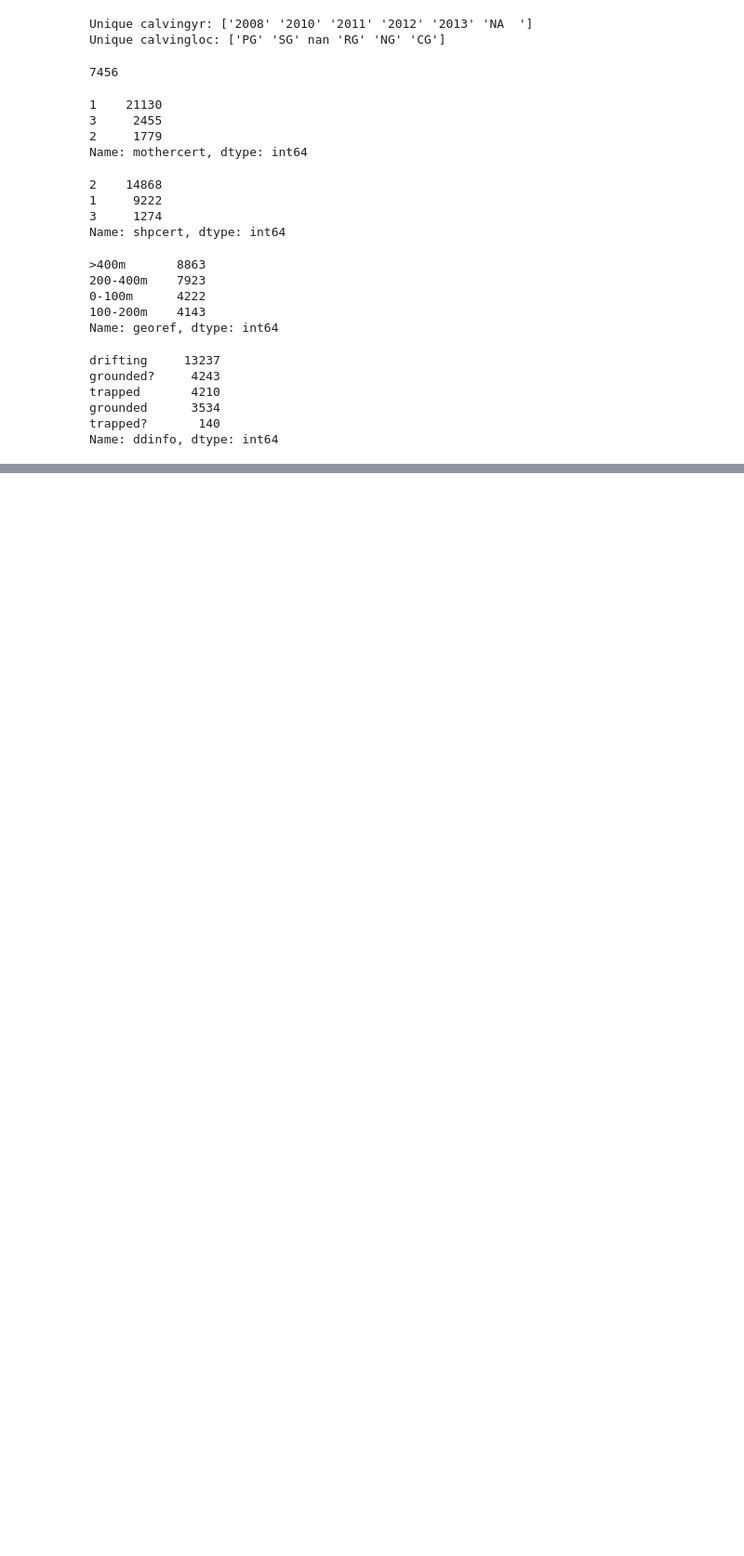
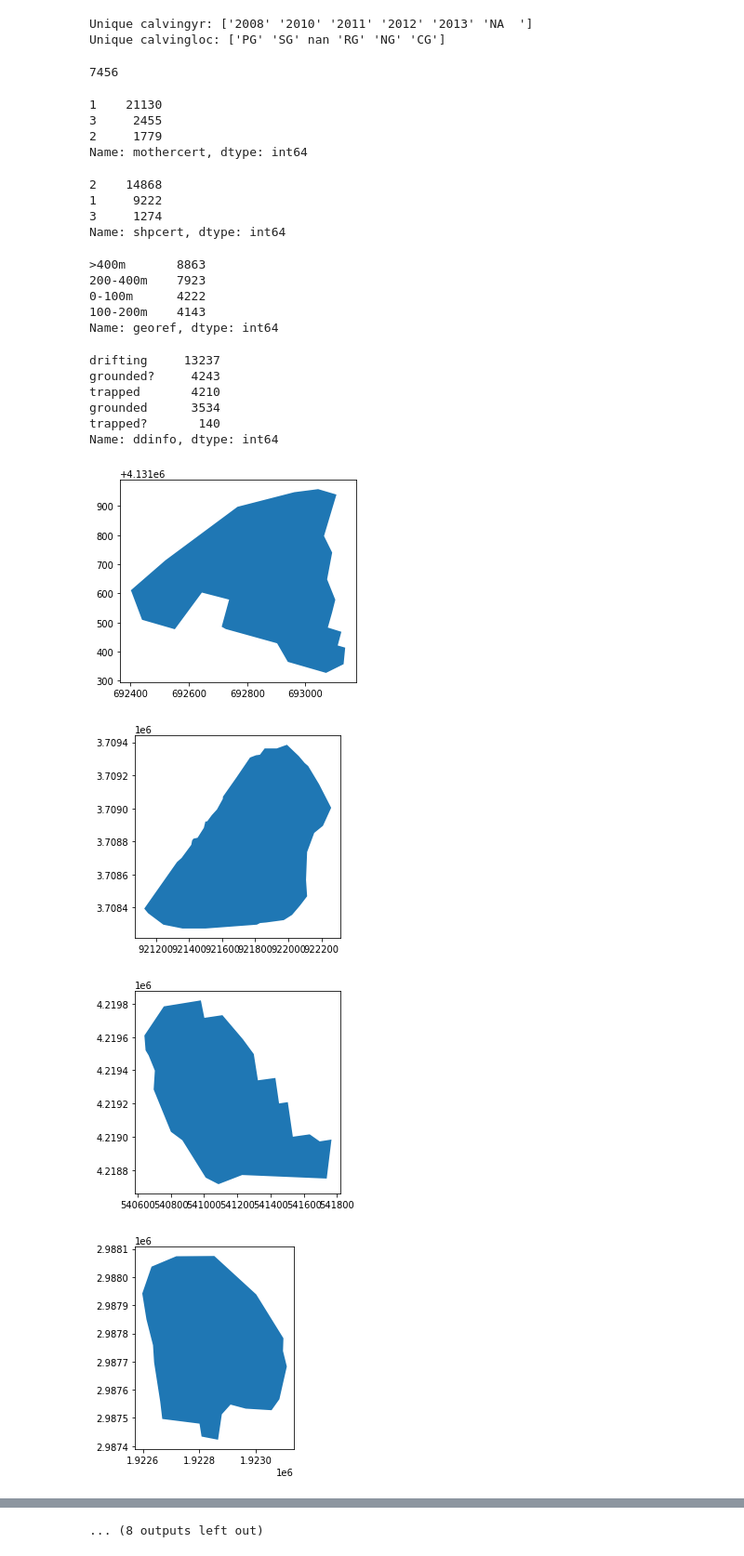
Before and after one commit to RMenoni/ProjectXPolarData, a Jupyter notebook: src/PolarDataAnalysis.ipynb, the cells around one changed output, grey strips where cells are left out. Shown: that part at 93% size. Saved outputs shown, nothing was run; the diff lists cells and outputs as text; code cells hidden in the pictures; blank space fills up the shorter version.

```diff
--- a/src/PolarDataAnalysis.ipynb
+++ b/src/PolarDataAnalysis.ipynb
@@ -258,3 +258,12 @@ trapped       4210
 grounded      3534
 trapped?       140
 Name: ddinfo, dtype: int64
+# %%
+import random
+for poly in random.sample(gdf['geometry'].to_list(), 20):
+    gpd.GeoSeries(poly).plot()
+# %% [output]
+[figure, added]
+[figure, added]
+[figure, added]
+[figure, added]
@@ -260,0 +278 @@ Name: ddinfo, dtype: int64
+... (8 outputs left out)
```
Also changed, not shown: parts of 1 cell of this notebook.
